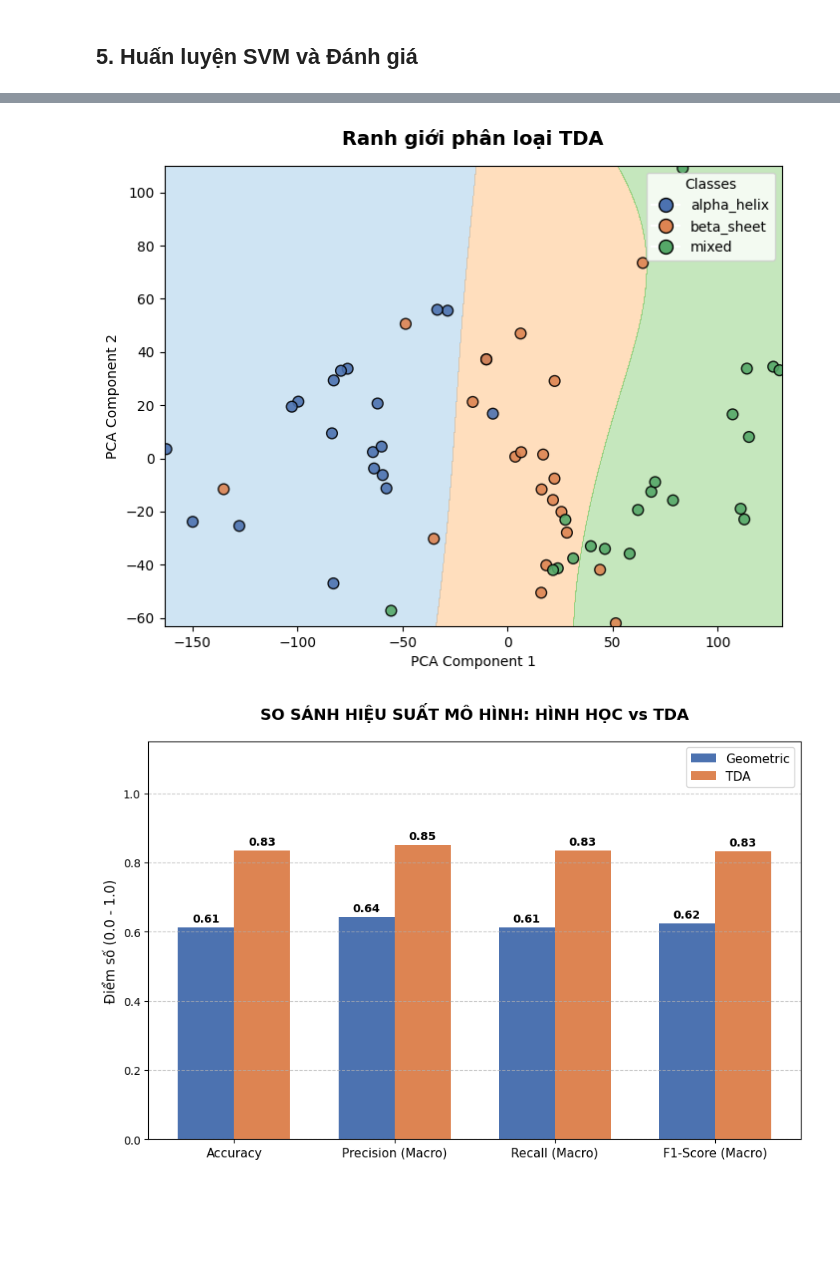
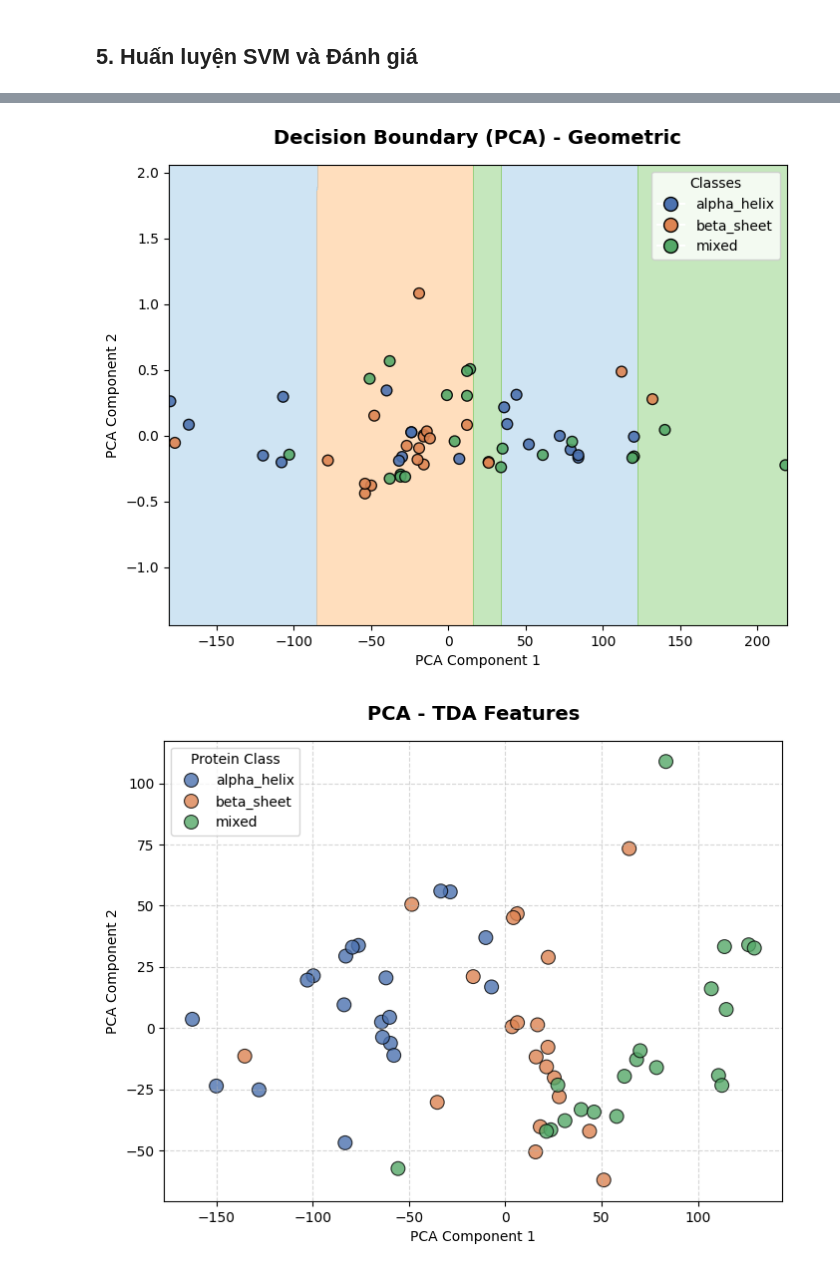
Before and after one commit to baohuynh12056/protein-structure-classification-tda, a Jupyter notebook: notebook.ipynb, the cells around one changed output, grey strips where cells are left out. Cells and saved outputs as stored; diff of their text form; code cells hidden in the pictures; blank space fills up the shorter version.

```diff
--- a/notebook.ipynb
+++ b/notebook.ipynb
@@ -156,9 +193,14 @@ plt.show()
 plot_confusion_matrix(metrics_tda['confusion_matrix'], class_names, title='Confusion Matrix - TDA (PI)')
 plt.show()
 
-plot_feature_space(X_tda, y_tda, class_names, title="Không gian TDA (PCA 2D)")
+plot_feature_space(X_geo, y_geo, class_names, title="PCA - Geometric Features")
 plt.show()
-plot_pca_decision_boundary(X_tda, y_tda, config.PARAMS, class_names, title="Ranh giới phân loại TDA")
+plot_pca_decision_boundary(X_geo, y_geo, config.PARAMS, class_names, title="Decision Boundary (PCA) - Geometric")
+plt.show()
+
+plot_feature_space(X_tda, y_tda, class_names, title="PCA - TDA Features")
+plt.show()
+plot_pca_decision_boundary(X_tda, y_tda, config.PARAMS, class_names, title="Decision Boundary (PCA) - TDA")
 plt.show()
 
 plot_model_comparison(metrics_geo, metrics_tda, "Geometric", "TDA")
@@ -170,2 +212,2 @@ plt.show()
-[figure, old version]
+[figure, new version]
-[figure, old version]
+[figure, new version]
```
Also changed, not shown: parts of 3 cells of this notebook, 19 other files.
